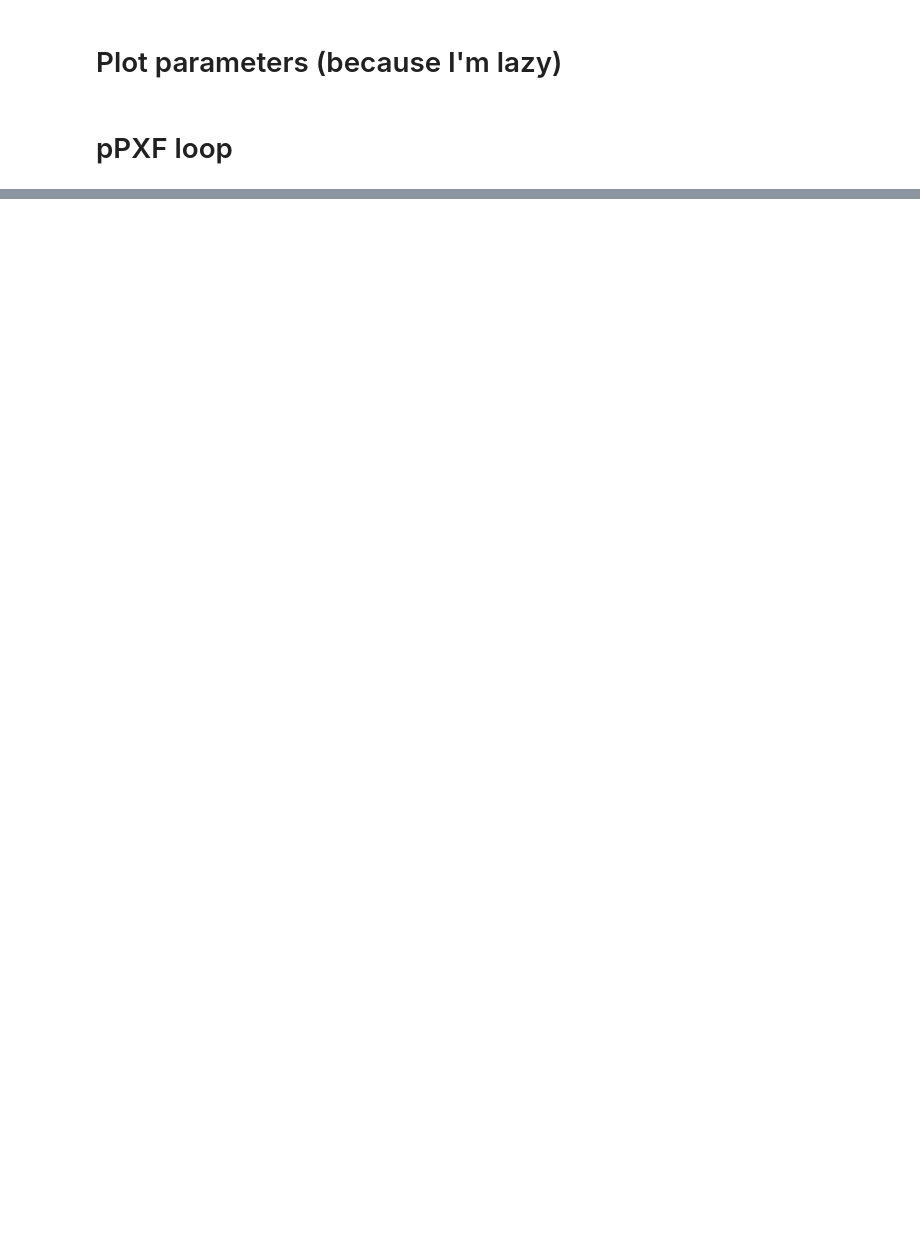
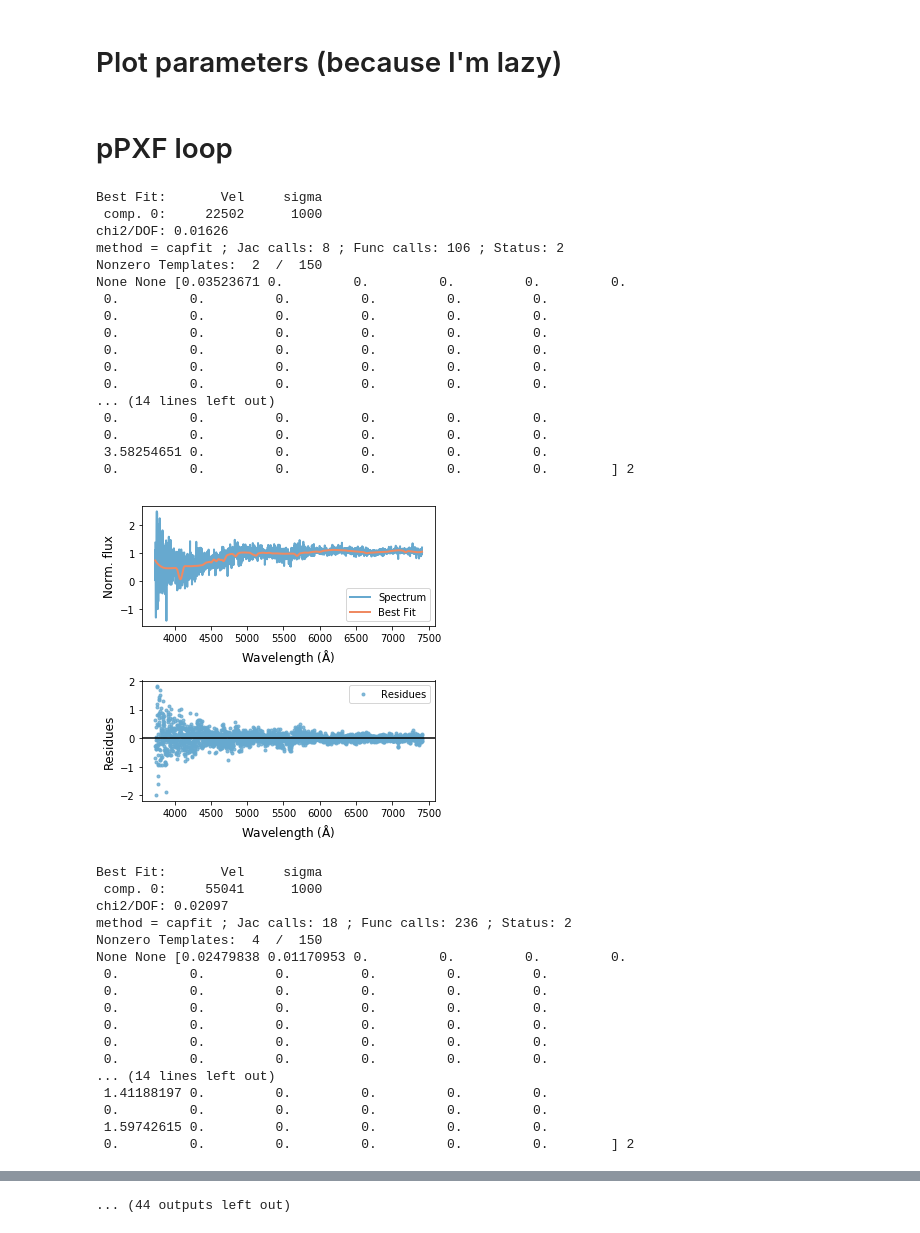
Before and after one commit to mdastro/UVupturn-RSGs, a Jupyter notebook: SEDFitting/pPXF_all.ipynb, the cells around one changed output, grey strips where cells are left out. Cells and saved outputs as stored; diff of their text form; code cells hidden in the pictures; blank space fills up the shorter version.

```diff
--- a/SEDFitting/pPXF_all.ipynb
+++ b/SEDFitting/pPXF_all.ipynb
@@ -36,7 +26,7 @@ miles02_teste = pf.getdata(ppxf_dir+'/miles_models/Mun1.30Zm0.40T00.0631_iPp0.00
 # %% [markdown]
 # Plot parameters (because I'm lazy)
 # %%
-palette      = ['#af8dc3','#f7f7f7','#7fbf7b']
+palette      = ['#ef8a62','#f7f7f7','#67a9cf']
 transparency = 0.8
 lw           = 2.
 # %% [markdown]
@@ -92,32 +82,68 @@ for each_sed in range(seds_list.size):
     flux_err_rebin     = rebin_func_error(wl_rebin_error)
 
     ### final galaxy spectrum and its error to be analysed ----------------------------------------------------------------
     galaxy             = flux_rebin/np.median(flux_rebin)                  # Normalize spectrum to avoid numerical issues
     noise              = flux_err_rebin/np.median(flux_err_rebin)          # idem
 
 
     ### SED FITTING WITH PPXF ---------------------------------------------------------------------------------------------
     sed_fit = ppxf(templates=stellar_templates, galaxy=galaxy, noise=noise, velscale=vel_scale, start=start, plot=False,
-                   lam=wavelength_rebin, moments=4, degree=50)
+                   lam=wavelength_rebin, moments=2, degree=-1, mdegree=10)
 
     residues = (galaxy-sed_fit.bestfit)
 
     print (sed_fit.gas_mpoly, sed_fit.gas_reddening, sed_fit.weights, sed_fit.status)
 
     ### Saving plots ------------------------------------------------------------------------------------------------------
-    plt.subplots(figsize=(10,5))
+    plt.subplots(figsize=(5,5))
     plt.subplot(2,1,1)
     plt.plot(wavelength_rebin, sed_fit.galaxy, '-', color=palette[-1], linewidth=lw, label="Spectrum")
     plt.plot(wavelength_rebin, sed_fit.bestfit, '-', color=palette[0], linewidth=lw, label="Best Fit")
     plt.legend(loc='best')
     plt.xlabel("Wavelength ($\mathrm{\AA}$)", fontsize=12)
     plt.ylabel("Norm. flux", fontsize=12)
     plt.subplot(2,1,2)
     plt.plot(wavelength_rebin, residues, '.', color=palette[-1], linewidth=lw, label="Residues", alpha=transparency)
     plt.axhline(y=0, c='black')
     plt.legend(loc='best')
     plt.xlabel("Wavelength ($\mathrm{\AA}$)", fontsize=12)
     plt.ylabel("Residues", fontsize=12)
     plt.tight_layout()
     plt.savefig(os.path.join('./../../Codes/SEDFitting/Results/', 'gal_'+str(cataid)+'.png'))
     plt.show()
+# %% [output]
+Best Fit:       Vel     sigma
+ comp. 0:     22502      1000
+chi2/DOF: 0.01626
+method = capfit ; Jac calls: 8 ; Func calls: 106 ; Status: 2
+Nonzero Templates:  2  /  150
+None None [0.03523671 0.         0.         0.         0.         0.
+ 0.         0.         0.         0.         0.         0.
+ 0.         0.         0.         0.         0.         0.
+ 0.         0.         0.         0.         0.         0.
+ 0.         0.         0.         0.         0.         0.
+ 0.         0.         0.         0.         0.         0.
+ 0.         0.         0.         0.         0.         0.
+... (14 lines left out)
+ 0.         0.         0.         0.         0.         0.
+ 0.         0.         0.         0.         0.         0.
+ 3.58254651 0.         0.         0.         0.         0.
+ 0.         0.         0.         0.         0.         0.        ] 2
+[figure, added]
+Best Fit:       Vel     sigma
+ comp. 0:     55041      1000
+chi2/DOF: 0.02097
+method = capfit ; Jac calls: 18 ; Func calls: 236 ; Status: 2
+Nonzero Templates:  4  /  150
+None None [0.02479838 0.01170953 0.         0.         0.         0.
+ 0.         0.         0.         0.         0.         0.
+ 0.         0.         0.         0.         0.         0.
+ 0.         0.         0.         0.         0.         0.
+ 0.         0.         0.         0.         0.         0.
+ 0.         0.         0.         0.         0.         0.
+ 0.         0.         0.         0.         0.         0.
+... (14 lines left out)
+ 1.41188197 0.         0.         0.         0.         0.
+ 0.         0.         0.         0.         0.         0.
+ 1.59742615 0.         0.         0.         0.         0.
+ 0.         0.         0.         0.         0.         0.        ] 2
@@ -123,0 +223 @@ for each_sed in range(seds_list.size):
+... (44 outputs left out)
```
Also changed, not shown: parts of 4 cells of this notebook, 29 other files.
